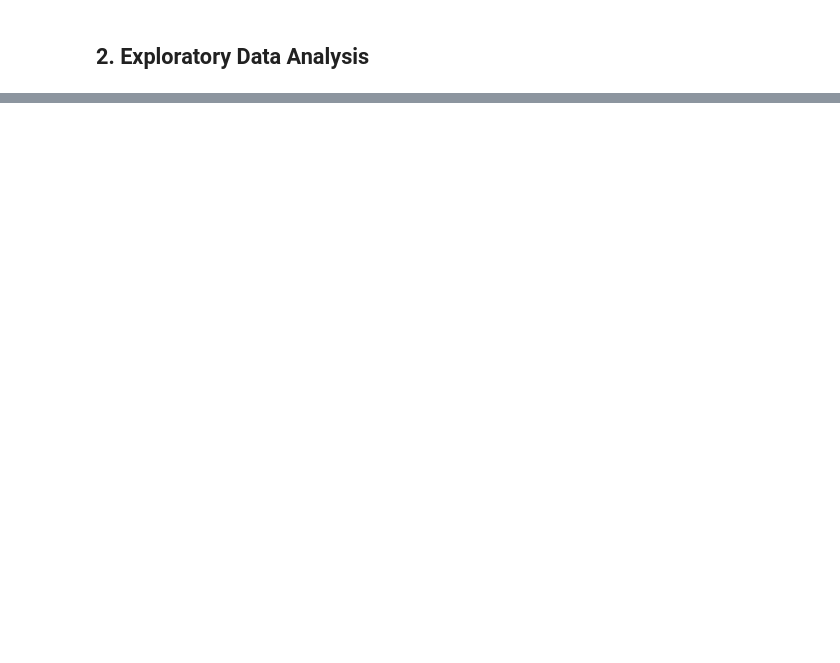
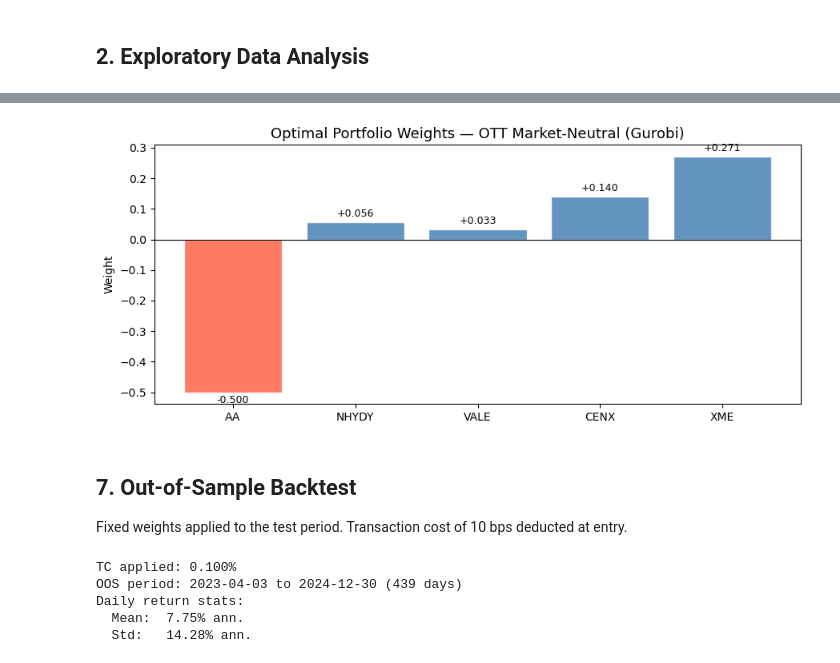
Before and after one commit to margauxgirona/Aluminium_Trading_Project, a Jupyter notebook: martin/trading_game_1/Game1_Martin_MarketNeutral_1.ipynb, the cells around one changed output, grey strips where cells are left out. Cells and saved outputs as stored; diff of their text form; code cells hidden in the pictures; blank space fills up the shorter version.

```diff
--- a/martin/trading_game_1/Game1_Martin_MarketNeutral_1.ipynb
+++ b/martin/trading_game_1/Game1_Martin_MarketNeutral_1.ipynb
@@ -376,0 +136,18 @@ The OTT market-neutral strategy, adapted from Yang & Malik (2024) to the alumini
+# %%
+log_train  = np.log(train_prices)
+candidates = [c for c in prices.columns if c != BENCHMARK]
+
+rows = []
+for asset in candidates:
+    try:
+        stat, pval, _ = coint(log_train[BENCHMARK], log_train[asset])
+        rows.append({'Asset': asset, 'EG t-stat': round(stat, 4), 'p-value': round(pval, 4)})
+    except:
+        pass
+
+coint_df = pd.DataFrame(rows).sort_values('p-value')
+print('Cointegration results (train period only):')
+print(coint_df.to_string(index=False))
+
+selected = coint_df.head(N_SELECT)['Asset'].tolist()
+print(f'\nSelected {N_SELECT} assets: {selected}')
@@ -376,0 +178,14 @@ The OTT market-neutral strategy, adapted from Yang & Malik (2024) to the alumini
+# %%
+betas = {}
+print('OLS beta estimation (train period):')
+for asset in selected:
+    X = add_constant(train_returns[BENCHMARK].values)
+    model = OLS(train_returns[asset].values, X).fit()
+    betas[asset] = model.params[1]
+    print(f'  {asset:15s}: beta = {model.params[1]:+.4f}  (R² = {model.rsquared:.3f})')
+
+beta_vec    = np.array([betas[a] for a in selected])
+Sigma_train = train_returns[selected].cov().values
+
+print(f'\nBeta vector: {beta_vec.round(4)}')
+print(f'Beta sum: {beta_vec.sum():.4f}')
@@ -376,0 +250,40 @@ The OTT market-neutral strategy, adapted from Yang & Malik (2024) to the alumini
+# %%
+fig, ax = plt.subplots(figsize=(9, 4))
+colors = ['steelblue' if w > 0 else 'tomato' for w in w_opt]
+ax.bar(selected, w_opt, color=colors, edgecolor='white', alpha=0.85)
+ax.axhline(0, color='black', lw=0.8)
+ax.set_title('Optimal Portfolio Weights — OTT Market-Neutral (Gurobi)', fontsize=13)
+ax.set_ylabel('Weight')
+for i, (asset, w) in enumerate(zip(selected, w_opt)):
+    offset = 0.01 if w >= 0 else -0.01
+    ax.text(i, w + offset, f'{w:+.3f}',
+            ha='center', va='bottom' if w >= 0 else 'top', fontsize=9)
+plt.tight_layout()
+plt.show()
+# %% [output]
+[figure, added]
+# %% [markdown]
+## 7. Out-of-Sample Backtest
+
+Fixed weights applied to the test period. Transaction cost of 10 bps deducted at entry.
+# %%
+port_ret_oos = test_returns[selected] @ w_opt
+
+# deduct 10 bps at entry
+tc_cost = TC_RATE * np.abs(w_opt).sum()
+port_ret_oos = port_ret_oos.copy()
+port_ret_oos.iloc[0] -= tc_cost
+
+bm_ret_oos = test_returns[BENCHMARK]
+
+print(f'TC applied: {tc_cost*100:.3f}%')
+print(f'OOS period: {port_ret_oos.index[0].date()} to {port_ret_oos.index[-1].date()} ({len(port_ret_oos)} days)')
+print(f'Daily return stats:')
+print(f'  Mean:  {port_ret_oos.mean()*252*100:.2f}% ann.')
+print(f'  Std:   {port_ret_oos.std()*np.sqrt(252)*100:.2f}% ann.')
+# %% [output]
+TC applied: 0.100%
+OOS period: 2023-04-03 to 2024-12-30 (439 days)
+Daily return stats:
+  Mean:  7.75% ann.
+  Std:   14.28% ann.
```
Also changed, not shown: parts of 41 cells of this notebook, 20 other files.
